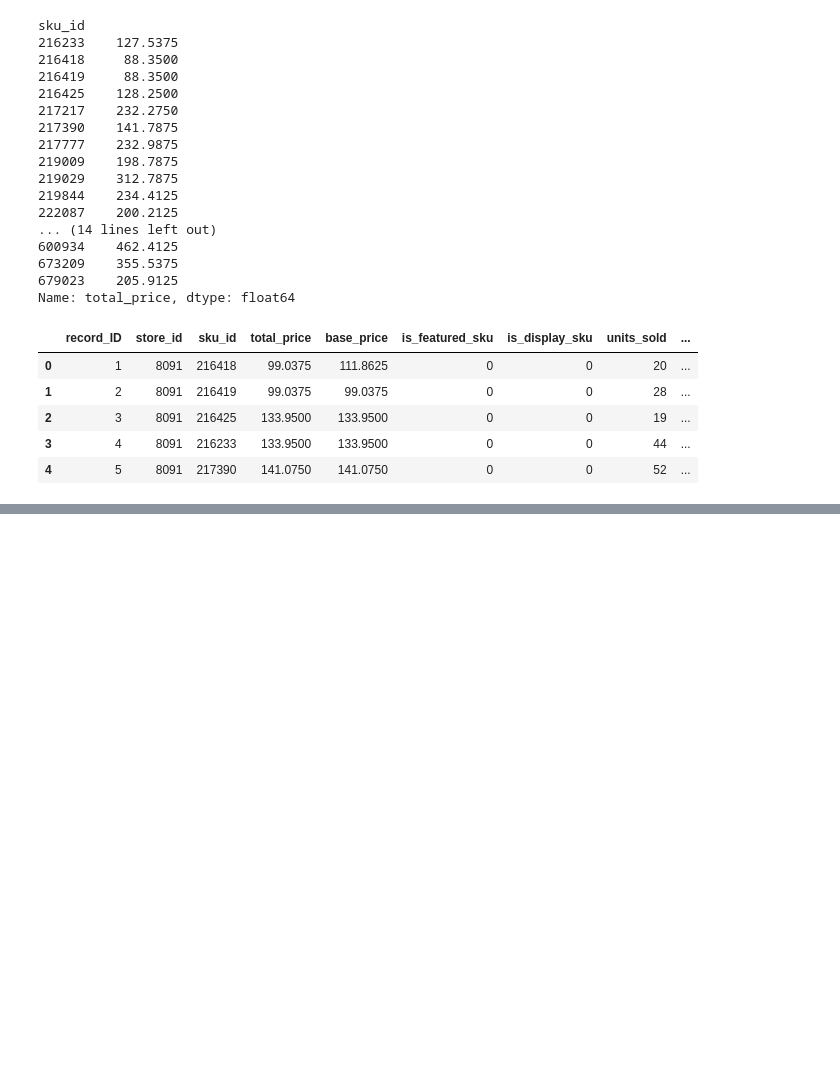
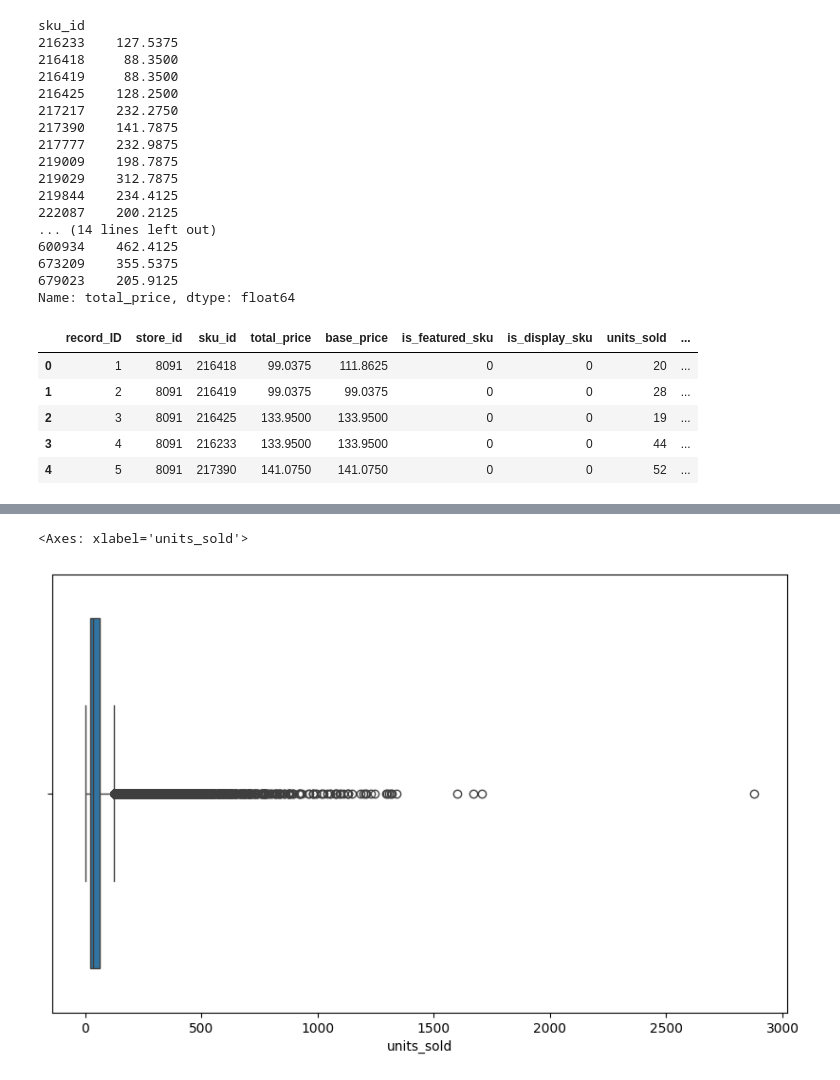
Before and after one commit to OndrejZapletal99/Python_DS_ML, a Jupyter notebook: demand_forecast/main.ipynb, the cells around one changed output, grey strips where cells are left out. Saved outputs shown, nothing was run; the diff lists cells and outputs as text; code cells hidden in the pictures; blank space fills up the shorter version.

```diff
--- a/demand_forecast/main.ipynb
+++ b/demand_forecast/main.ipynb
@@ -109,0 +151,6 @@ df.head(5)
+# %%
+plt.figure(figsize=(10,6))
+sns.boxplot(x=df['units_sold'])
+# %% [output]
+<Axes: xlabel='units_sold'>
+[figure, added]
```
Also changed, not shown: parts of 12 cells of this notebook.
